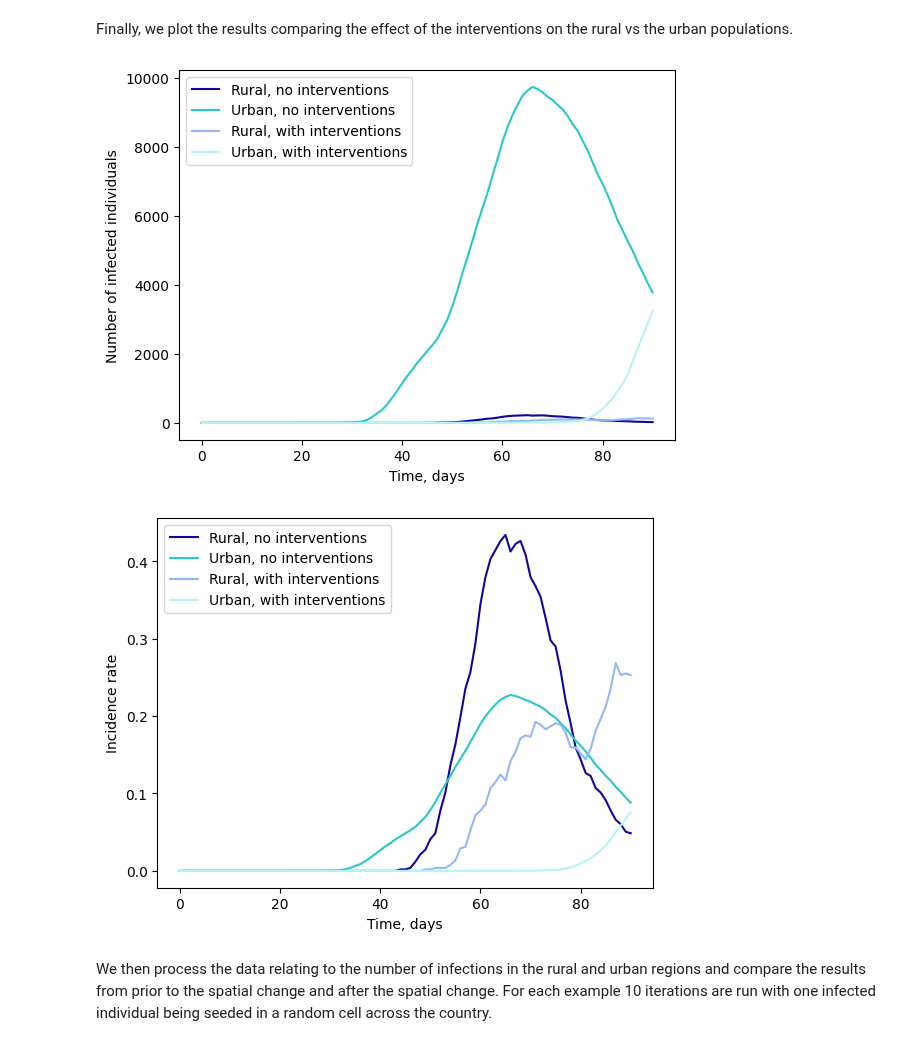
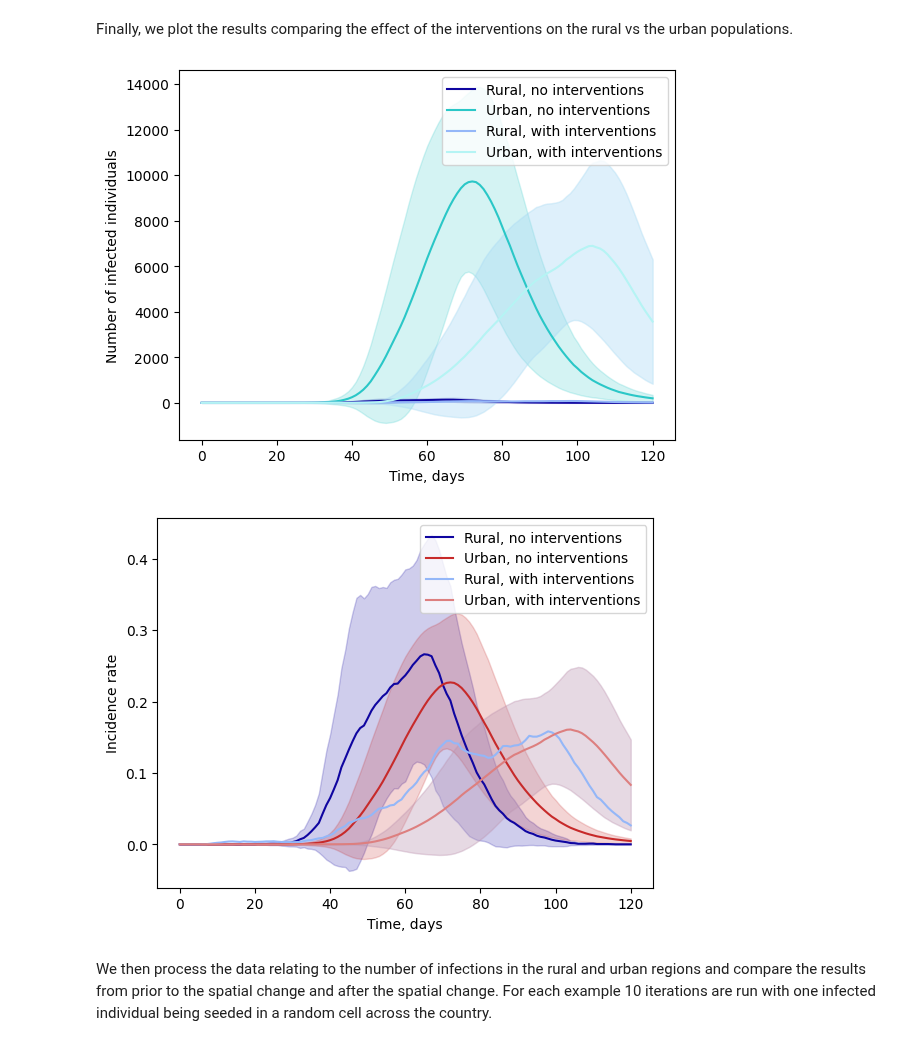
Before and after one commit to SABS-R3-Epidemiology/epiabm, a Jupyter notebook: python_examples/luxembourg_example/rural_v_urban.ipynb, the cells around one changed output. Cells and saved outputs as stored; diff of their text form; code cells hidden in the pictures.

Commit message:
Summary plots for interventions vs no interventions added to notebook

```diff
--- a/python_examples/luxembourg_example/rural_v_urban.ipynb
+++ b/python_examples/luxembourg_example/rural_v_urban.ipynb
@@ -12,8 +12,8 @@ combined_df_prop = pd.DataFrame()
 
 for i in (range(1, 11)):
     filename = os.path.join(os.path.abspath(''),
-                            "Lux",
-                            "output_luxembourg_{}.csv".format(i))
+                            "simulation_outputs/large_csv",
+                            "population_output_simulation_{}.csv".format(i))
     df = pd.read_csv(filename)
 
     rural = df.loc[(df['location_y'] < 49.81) & (df['location_y'] > 49.78) & (df['location_x'] < 6.184) & (df['location_x'] > 6.158)]
@@ -80,8 +87,8 @@ combined_df_int_prop = pd.DataFrame()
 
 for i in (range(1,11)):
     filename = os.path.join(os.path.abspath(''),
-                            "Lux",
-                            "output_luxembourg_{}.csv".format(i))
+                            "simulation_outputs/large_csv",
+                            "population_output_intervention_simulation_{}.csv".format(i))
     df = pd.read_csv(filename)
 
     rural = df.loc[(df['location_y'] < 49.81) & (df['location_y'] > 49.78) & (df['location_x'] < 6.184) & (df['location_x'] > 6.158)]
@@ -172,38 +186,39 @@ plt.xlabel('Time, days')
 plt.ylabel('Number of infected individuals')
 plt.show()
 # %% [output]
-[figure, old version]
+[figure, new version]
 # %%
-colour_list = ['#0F05A0', '#94B7F8', '#2AC7C7', '#B5F4F4']
+colour_list = ['#0F05A0', '#94B7F8', '#C72A2A', '#DD7F7F']
 
 plt.figure()
-plt.plot(summary_df['time'], summary_df['rural_prop'], color = '#0F05A0', label='Rural, no interventions')
-plt.plot(summary_df['time'], summary_df['urban_prop'], color = '#2AC7C7', label='Urban, no interventions')
-plt.plot(summary_df_int['time'], summary_df_int['rural_prop'], color = '#94B7F8', label='Rural, with interventions')
-plt.plot(summary_df_int['time'], summary_df_int['urban_prop'], color = '#B5F4F4', label='Urban, with interventions')
-plt.legend()
 plt.fill_between(summary_df['time'],
                  summary_df['rural_prop'] - summary_df['sd_rural_prop'],
                  summary_df['rural_prop'] + summary_df['sd_rural_prop'],
                  color='#0F05A0', alpha=0.2)
 plt.fill_between(summary_df['time'],
                  summary_df['urban_prop'] - summary_df['sd_urban_prop'],
                  summary_df['urban_prop'] + summary_df['sd_urban_prop'],
-                 color='#2AC7C7', alpha=0.2)
+                 color='#C72A2A', alpha=0.2)
 plt.fill_between(summary_df_int['time'],
                  summary_df_int['urban_prop'] - summary_df_int['sd_urban_prop'],
                  summary_df_int['urban_prop'] + summary_df_int['sd_urban_prop'],
                  color='#94B7F8', alpha=0.2)
 plt.fill_between(summary_df_int['time'],
                  summary_df_int['urban_prop'] - summary_df_int['sd_urban_prop'],
                  summary_df_int['urban_prop'] + summary_df_int['sd_urban_prop'],
-                 color='#B5F4F4', alpha=0.2)
+                 color='#DD7F7F', alpha=0.2)
+
+plt.plot(summary_df['time'], summary_df['rural_prop'], color = '#0F05A0', label='Rural, no interventions')
+plt.plot(summary_df['time'], summary_df['urban_prop'], color = '#C72A2A', label='Urban, no interventions')
+plt.plot(summary_df_int['time'], summary_df_int['rural_prop'], color = '#94B7F8', label='Rural, with interventions')
+plt.plot(summary_df_int['time'], summary_df_int['urban_prop'], color = '#DD7F7F', label='Urban, with interventions')
+plt.legend()
 
 plt.xlabel('Time, days')
 plt.ylabel('Incidence rate')
 plt.show()
 # %% [output]
-[figure, old version]
+[figure, new version]
 # %% [markdown]
 We then process the data relating to the number of infections in the rural and urban regions and compare the results from prior to the spatial change and after the spatial change. For each example 10 iterations are run with one infected individual being seeded in a random cell across the country.
 # %% [markdown]
```
Also changed, not shown: parts of 2 cells of this notebook, 2 other files.
